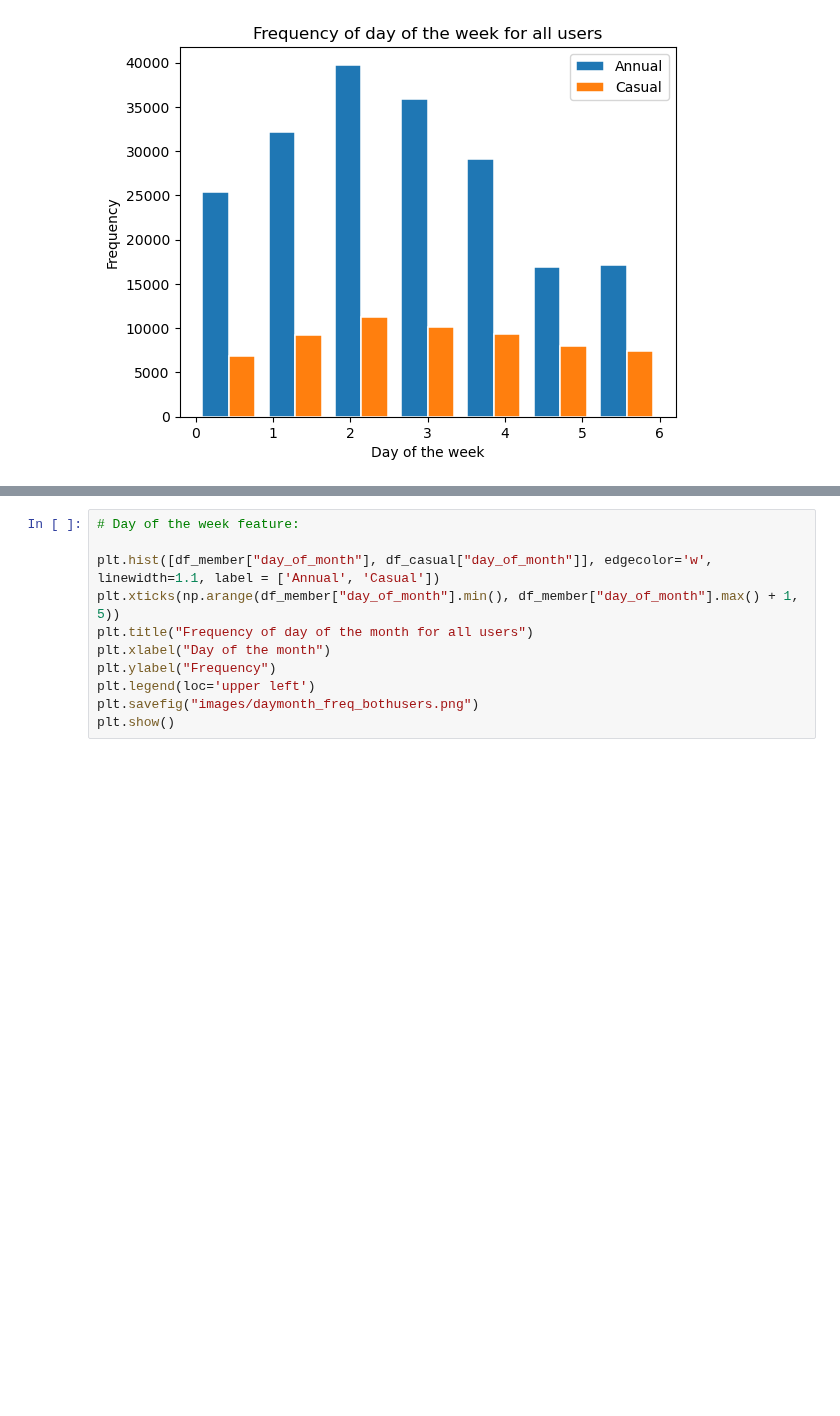
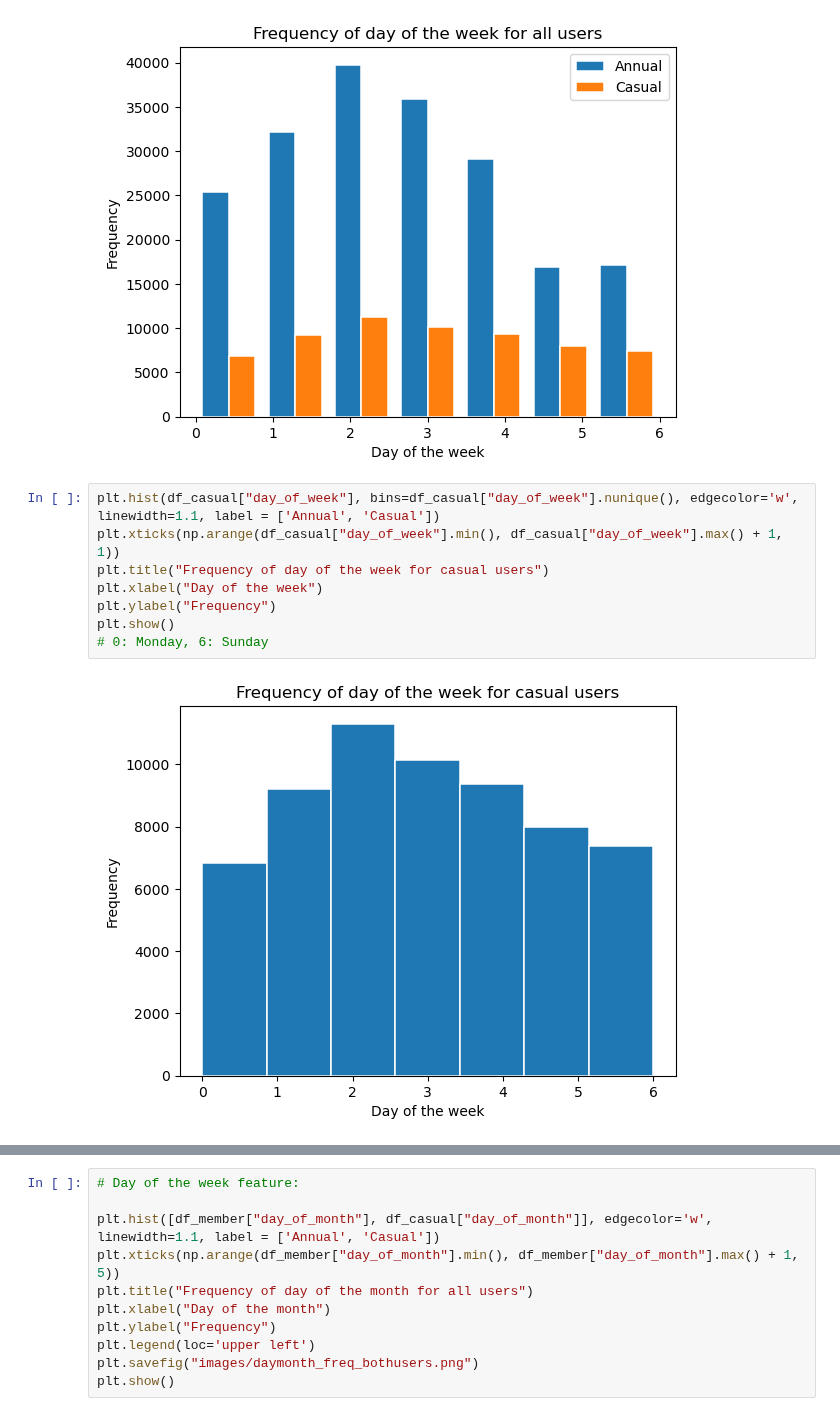
Before and after one commit to Lau397/Case_Study_Bike-Share, a Jupyter notebook: DA_Cyclistic.ipynb, the cells around one changed output, grey strips where cells are left out. Cells and saved outputs as stored; diff of their text form; blank space fills up the shorter version.

```diff
--- a/DA_Cyclistic.ipynb
+++ b/DA_Cyclistic.ipynb
@@ -802,3 +802,13 @@ plt.show()
 # 0: Monday, 6: Sunday
 # %% [output]
 [figure]
+# %%
+plt.hist(df_casual["day_of_week"], bins=df_casual["day_of_week"].nunique(), edgecolor='w', linewidth=1.1, label = ['Annual', 'Casual'])
+plt.xticks(np.arange(df_casual["day_of_week"].min(), df_casual["day_of_week"].max() + 1, 1))
+plt.title("Frequency of day of the week for casual users")
+plt.xlabel("Day of the week")
+plt.ylabel("Frequency")
+plt.show()
+# 0: Monday, 6: Sunday
+# %% [output]
+[figure, added]
```
Also changed, not shown: parts of 2 cells of this notebook, 1 other file.
